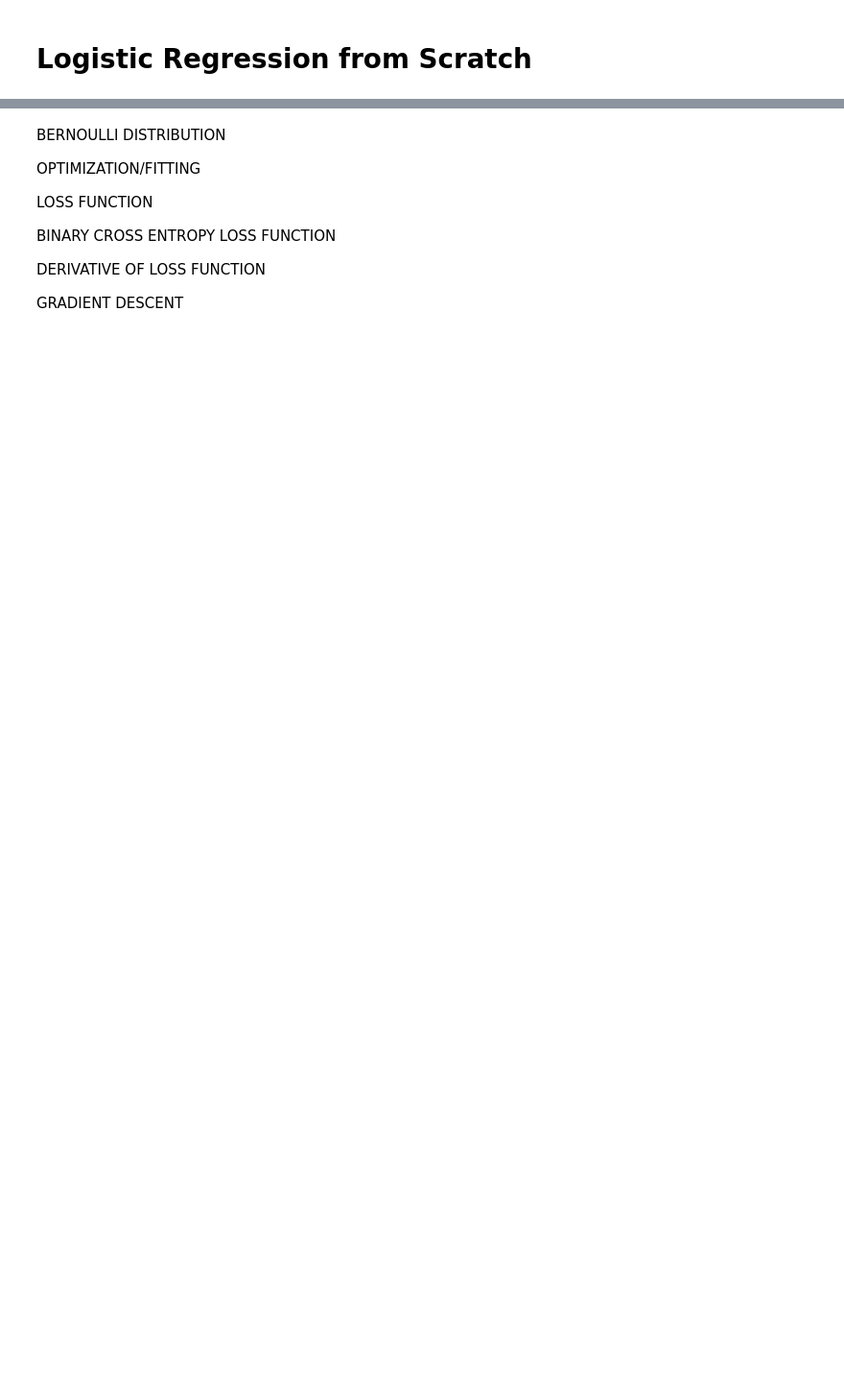
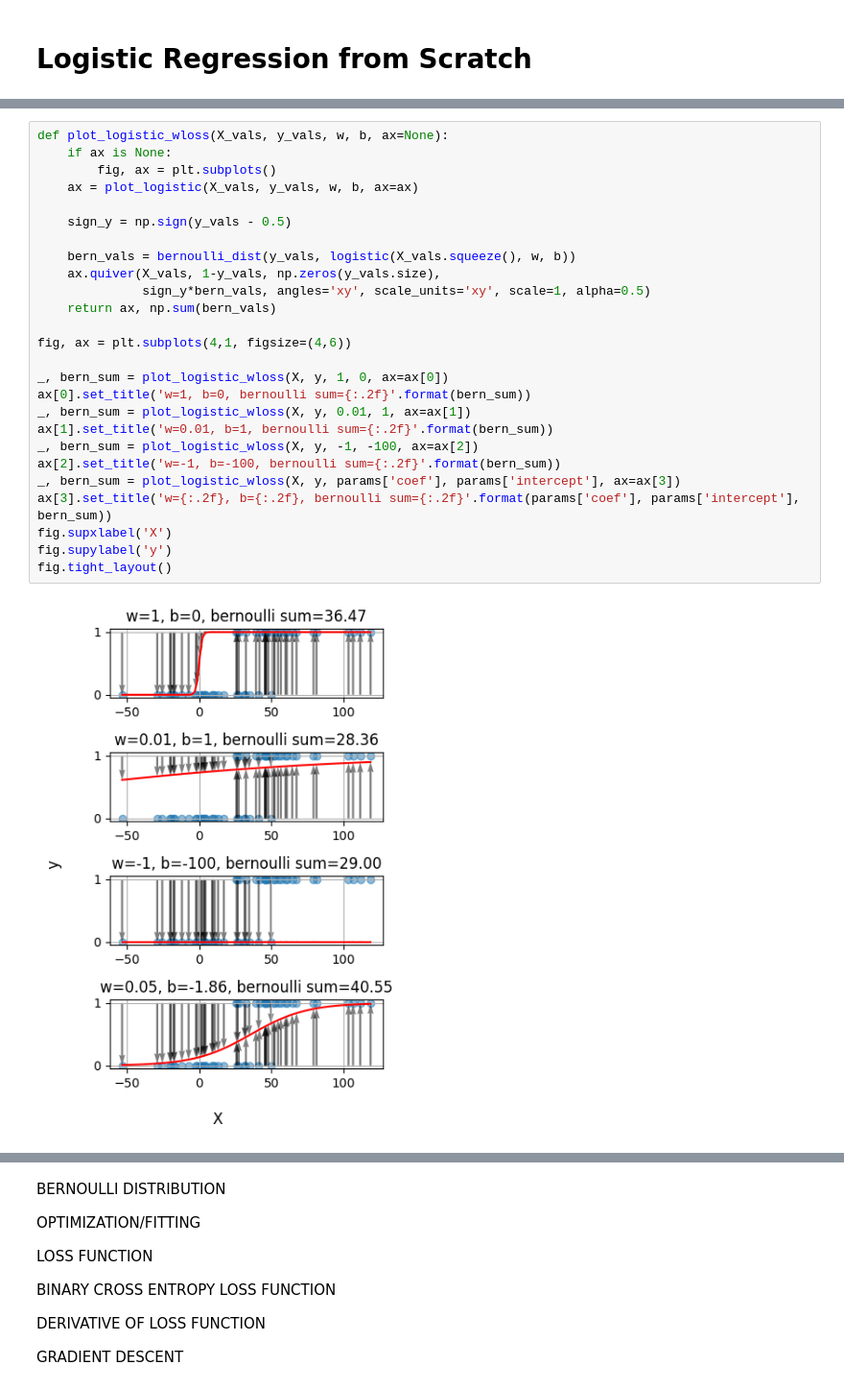
Before and after one commit to dbheadley/DecodingTheBrain, a Jupyter notebook: Week4/notes.ipynb, the cells around one changed output, grey strips where cells are left out. Shown: that part at 96% size. Drawn from its saved outputs; the diff is of its cells as text; blank space fills up the shorter version.

```diff
--- a/Week4/notes.ipynb
+++ b/Week4/notes.ipynb
@@ -5,0 +111,28 @@ import matplotlib.pyplot as plt
+# %%
+def plot_logistic_wloss(X_vals, y_vals, w, b, ax=None):
+    if ax is None:
+        fig, ax = plt.subplots()
+    ax = plot_logistic(X_vals, y_vals, w, b, ax=ax)
+
+    sign_y = np.sign(y_vals - 0.5)
+
+    bern_vals = bernoulli_dist(y_vals, logistic(X_vals.squeeze(), w, b))
+    ax.quiver(X_vals, 1-y_vals, np.zeros(y_vals.size),
+              sign_y*bern_vals, angles='xy', scale_units='xy', scale=1, alpha=0.5)
+    return ax, np.sum(bern_vals)
+
+fig, ax = plt.subplots(4,1, figsize=(4,6))
+
+_, bern_sum = plot_logistic_wloss(X, y, 1, 0, ax=ax[0])
+ax[0].set_title('w=1, b=0, bernoulli sum={:.2f}'.format(bern_sum))
+_, bern_sum = plot_logistic_wloss(X, y, 0.01, 1, ax=ax[1])
+ax[1].set_title('w=0.01, b=1, bernoulli sum={:.2f}'.format(bern_sum))
+_, bern_sum = plot_logistic_wloss(X, y, -1, -100, ax=ax[2])
+ax[2].set_title('w=-1, b=-100, bernoulli sum={:.2f}'.format(bern_sum))
+_, bern_sum = plot_logistic_wloss(X, y, params['coef'], params['intercept'], ax=ax[3])
+ax[3].set_title('w={:.2f}, b={:.2f}, bernoulli sum={:.2f}'.format(params['coef'], params['intercept'], bern_sum))
+fig.supxlabel('X')
+fig.supylabel('y')
+fig.tight_layout()
+# %% [output]
+[figure, added]
```
Also changed, not shown: parts of 15 cells of this notebook, 1 other file.
